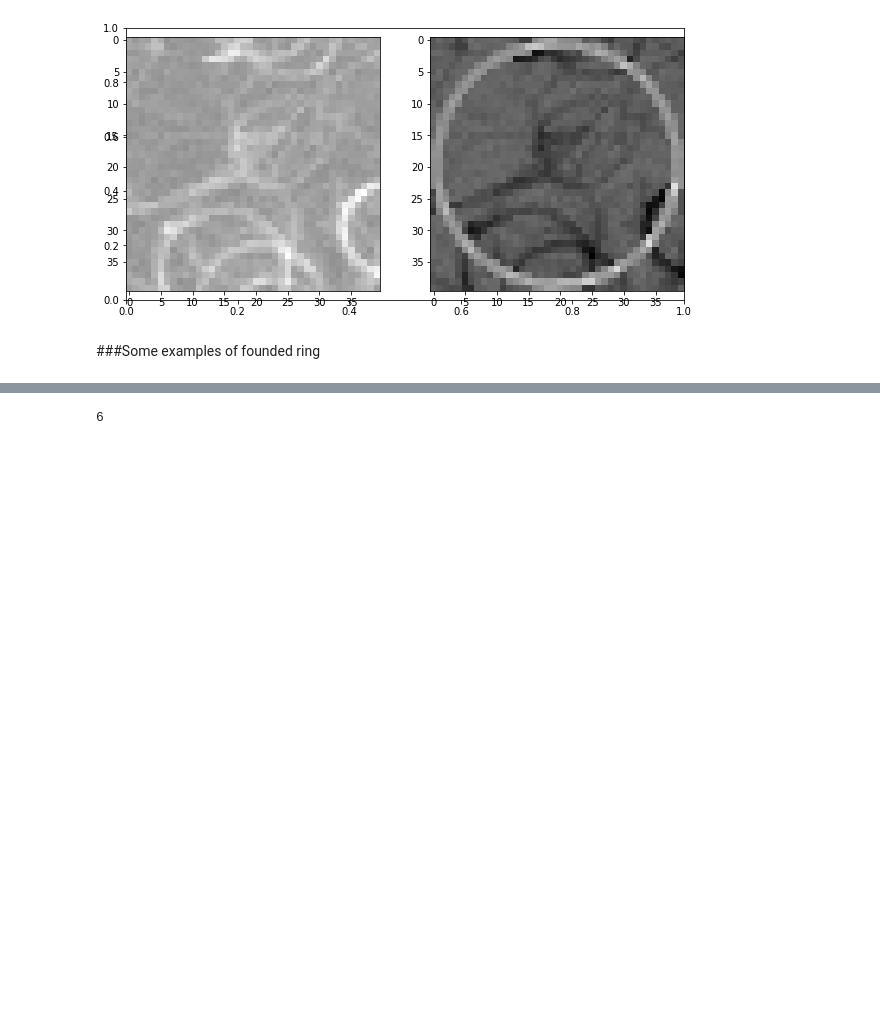
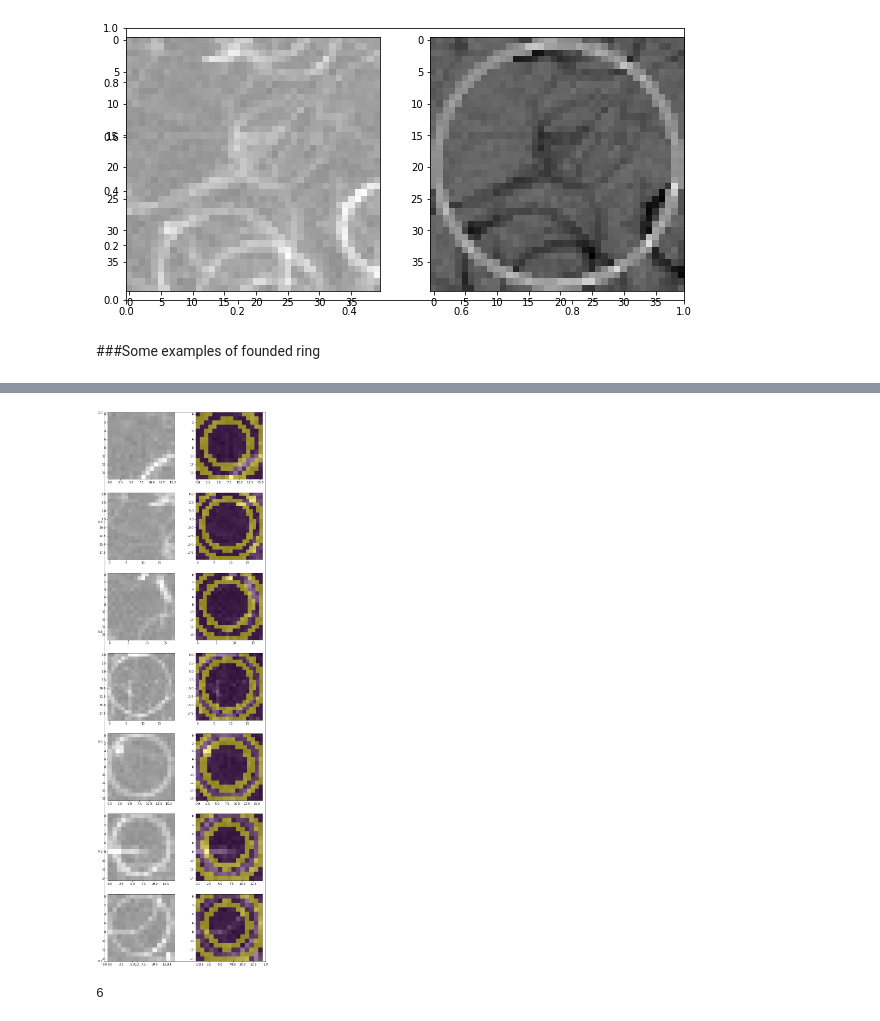
Before and after one commit to andrew-veriga/MathForML, a Jupyter notebook: ConvolutionalCoffieCircles.ipynb, the cells around one changed output, grey strips where cells are left out. Saved outputs shown, nothing was run; the diff lists cells and outputs as text; code cells hidden in the pictures; blank space fills up the shorter version.

```diff
--- a/ConvolutionalCoffieCircles.ipynb
+++ b/ConvolutionalCoffieCircles.ipynb
@@ -199,45 +199,47 @@ Variance = 0.03
 # data array of some square [size, x, y]
 # the first of data is nothing but all other are founded rings
 data=np.array([
-      [20,1,1],
-      [18,168,45],
-      [20,148, 227],
-      [17, 59, 14],
-      [15, 134, 51],
-      [15, 139, 77]
+      [16,349,22,0],
+      [20,1,1,0],
+      [18,168,45,0],
+      [20,148, 227,1],
+      [17, 59, 14,1],
+      [15, 134, 51,1],
+      [15, 139, 77,1]
       ])
-# x=58
-# y=13
-# size=18
-# x1=133
-# y1=50
-# size1=16
 len = data.shape[0]
-# fig, ax = plt.subplots(figsize=(10,5*len))
+fig, ax = plt.subplots(figsize=(10,5*len))
 i=1
-Thick = 0.6
-for size,x,y in data:
+Thick = 0.8
+for size,x,y,isRing in data:
   Mask = getMask( size, Thick )
   backMask = getMask(size,3*Thick)
   square = Image[y:y+size, x:x+size]
 
-  # #ring visualisation
-  # ax = fig.add_subplot(len,2,i)
-  # ax.imshow(square, cmap=plt.get_cmap('gray'), vmin=-1, vmax=1)
-  # ax1=fig.add_subplot(len,2,i+1)
-  # ax1.imshow(square, cmap=plt.get_cmap('gray'), vmin=0, vmax=1)
-  # ax1.imshow(np.logical_xor(backMask, Mask)  ,alpha=.5)
+  #ring visualisation
+  ax = fig.add_subplot(len,2,i)
+  ax.imshow(square, cmap=plt.get_cmap('gray'), vmin=-1, vmax=1)
+  ax1=fig.add_subplot(len,2,i+1)
+  ax1.imshow(square, cmap=plt.get_cmap('gray'), vmin=0, vmax=1)
+  ax1.imshow(np.logical_xor(backMask, Mask)  ,alpha=.5)
   _DEBUG_=True
   # print('conv value', FuzzyCircleConv(Mask,square)/size**2)
-  print('founded', isCircleFound(square,Mask,backMask))
+  found = isCircleFound(square,Mask,backMask)
+  if (isRing):
+    print('Ring is here, value =', found)
+    # if (found):
+    #   print(' AND is found correct')
+    # else:
+    #   print(' BUT didn\'t found')
+  else:
+    print('Ring isn\'t here/ value =', found)
+    # if (found):
+    #   print(' BUT is found incorrect')
+    # else:
+    #   print(' AND didn\'t found correct')
   i+=2
 
 fig.show()
 
 _DEBUG_=False
-# 1.060025172295898
-# 1.7058462602826763
-# 2.507759339776636
-# 2.07602457443179
-# 1.6815561885414665
 # %% [output]
@@ -261,3 +263,4 @@ founded True
+[figure, added]
 # %%
 data.shape
 len
```
Also changed, not shown: parts of 7 cells of this notebook.
